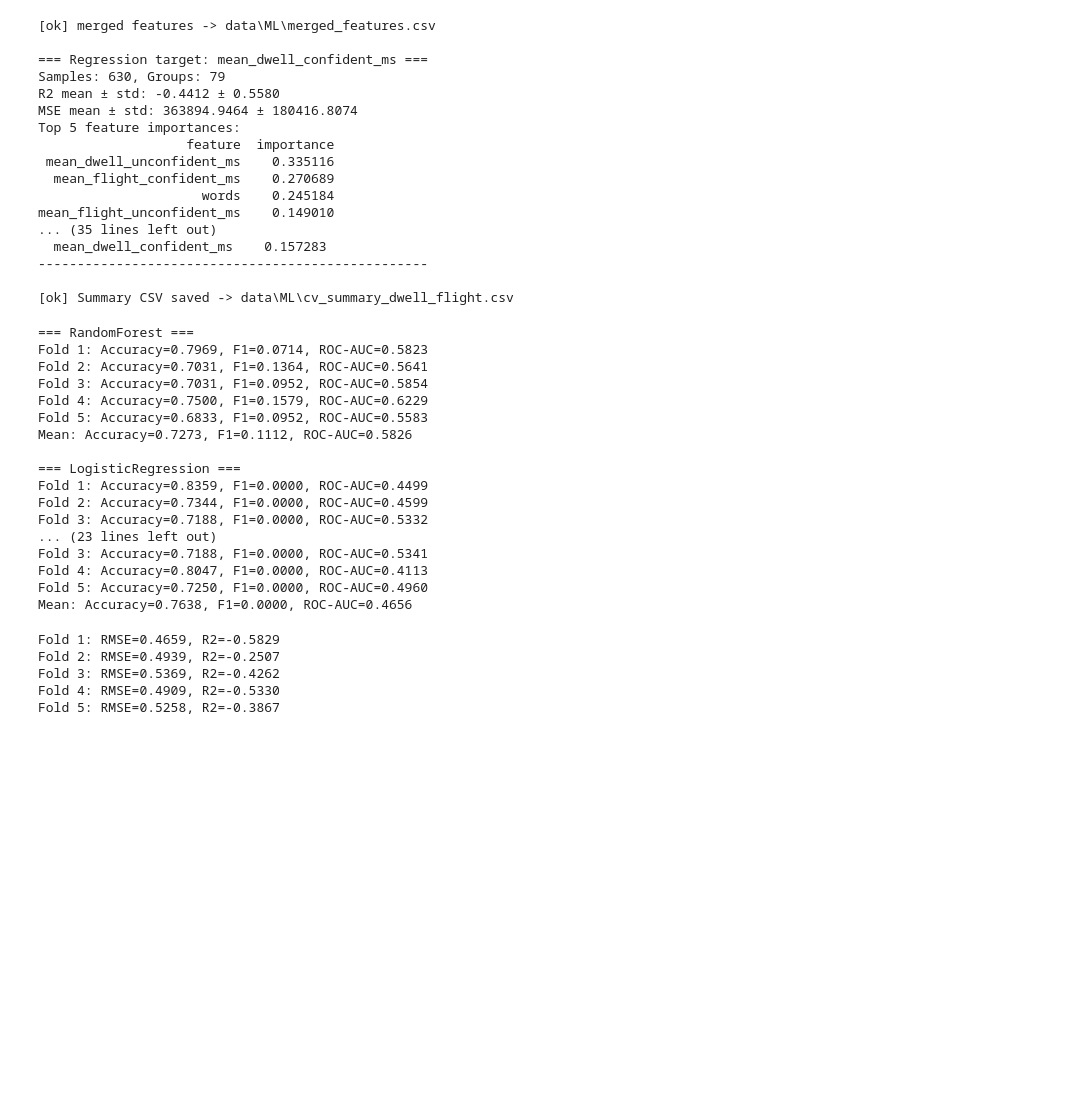
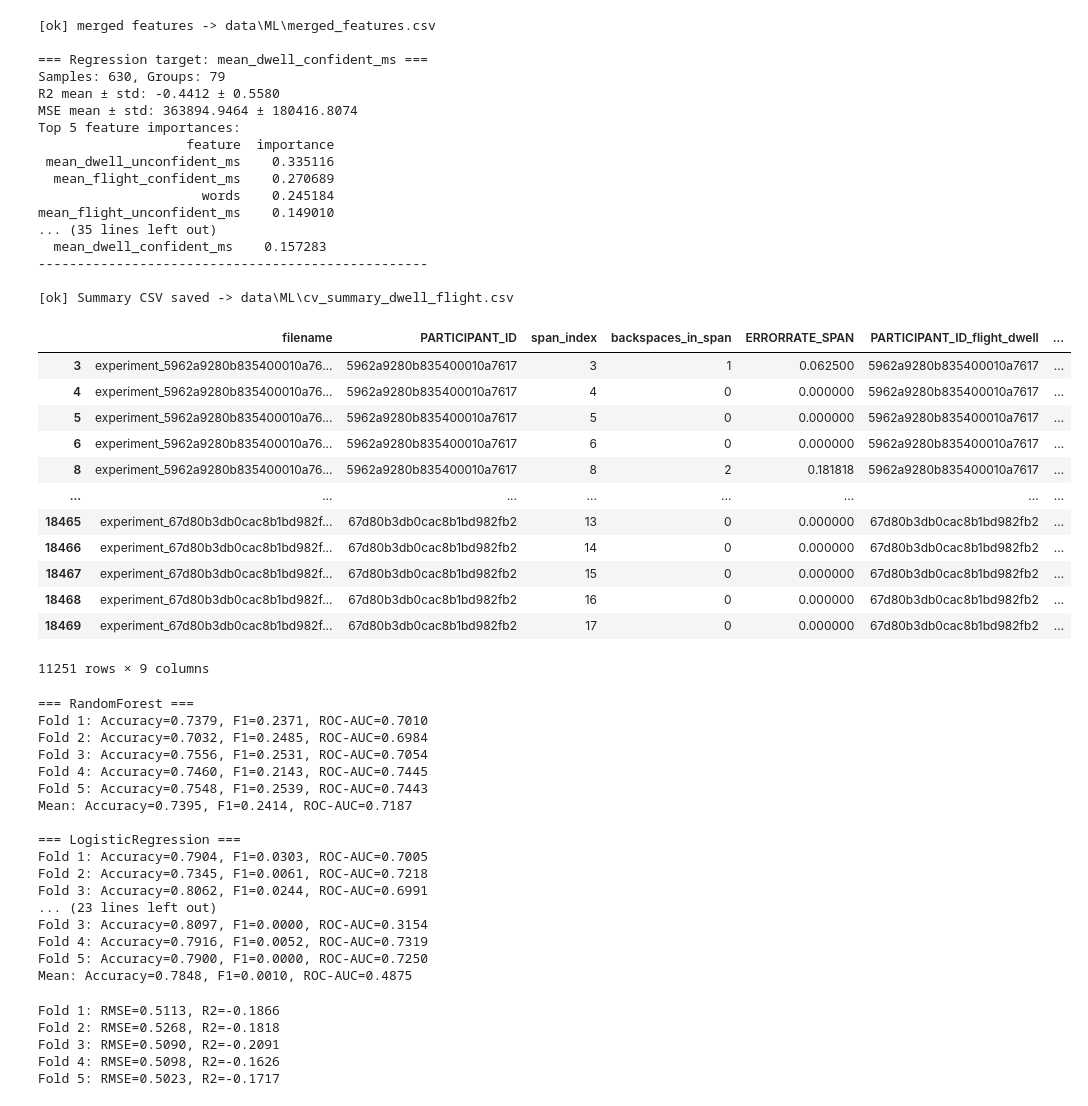
Before and after one commit to lacekaa/kd-processing, a Jupyter notebook: overview.ipynb, the cells around one changed output. Cells and saved outputs as stored; diff of their text form; code cells hidden in the pictures; blank space fills up the shorter version.

```diff
--- a/overview.ipynb
+++ b/overview.ipynb
@@ -2943,6 +2940,23 @@ mean_flight_unconfident_ms    0.149010
 # sns.heatmap(corr_matrix, annot=True, cmap='coolwarm')
 # plt.title('Korrelationsmatrix')
 # plt.show()
+# %%
+merged.dropna(inplace=True)
+merged
+# %% [output]
+|  | filename | PARTICIPANT_ID | span_index | backspaces_in_span | ERRORRATE_SPAN | PARTICIPANT_ID_flight_dwell | ... |
+| 3 | experiment_5962a9280b835400010a76... | 5962a9280b835400010a7617 | 3 | 1 | 0.062500 | 5962a9280b835400010a7617 | ... |
+| 4 | experiment_5962a9280b835400010a76... | 5962a9280b835400010a7617 | 4 | 0 | 0.000000 | 5962a9280b835400010a7617 | ... |
+| 5 | experiment_5962a9280b835400010a76... | 5962a9280b835400010a7617 | 5 | 0 | 0.000000 | 5962a9280b835400010a7617 | ... |
+| 6 | experiment_5962a9280b835400010a76... | 5962a9280b835400010a7617 | 6 | 0 | 0.000000 | 5962a9280b835400010a7617 | ... |
+| 8 | experiment_5962a9280b835400010a76... | 5962a9280b835400010a7617 | 8 | 2 | 0.181818 | 5962a9280b835400010a7617 | ... |
+| ... | ... | ... | ... | ... | ... | ... | ... |
+| 18465 | experiment_67d80b3db0cac8b1bd982f... | 67d80b3db0cac8b1bd982fb2 | 13 | 0 | 0.000000 | 67d80b3db0cac8b1bd982fb2 | ... |
+| 18466 | experiment_67d80b3db0cac8b1bd982f... | 67d80b3db0cac8b1bd982fb2 | 14 | 0 | 0.000000 | 67d80b3db0cac8b1bd982fb2 | ... |
+| 18467 | experiment_67d80b3db0cac8b1bd982f... | 67d80b3db0cac8b1bd982fb2 | 15 | 0 | 0.000000 | 67d80b3db0cac8b1bd982fb2 | ... |
+| 18468 | experiment_67d80b3db0cac8b1bd982f... | 67d80b3db0cac8b1bd982fb2 | 16 | 0 | 0.000000 | 67d80b3db0cac8b1bd982fb2 | ... |
+| 18469 | experiment_67d80b3db0cac8b1bd982f... | 67d80b3db0cac8b1bd982fb2 | 17 | 0 | 0.000000 | 67d80b3db0cac8b1bd982fb2 | ... |
+11251 rows × 9 columns
 # %%
 from sklearn.ensemble import RandomForestClassifier, HistGradientBoostingClassifier
 from sklearn.linear_model import LogisticRegression
@@ -2950,10 +2964,11 @@ from sklearn.neighbors import KNeighborsClassifier
 from sklearn.svm import SVC
 from sklearn.model_selection import GroupKFold
 from sklearn.metrics import accuracy_score, f1_score, roc_auc_score
+import numpy as np
 
 # Features
-X = merged[["mean_dwell_ms", "mean_flight_ms", "ERRORRATE_FILE"]].fillna(0)
-y = (merged["label"] == 1).astype(int)
+X = merged[["mean_dwell_ms", "mean_flight_ms", "ERRORRATE_SPAN"]].fillna(0)
+y = merged["label"].astype(int)
 groups = merged["PARTICIPANT_ID"]
 
 models = {
@@ -2981,22 +2996,22 @@ for name, model in models.items():
     print(f"Mean: Accuracy={np.mean(accuracies):.4f}, F1={np.mean(f1s):.4f}, ROC-AUC={np.mean(aucs):.4f}")
 # %% [output]
 === RandomForest ===
-Fold 1: Accuracy=0.7969, F1=0.0714, ROC-AUC=0.5823
-Fold 2: Accuracy=0.7031, F1=0.1364, ROC-AUC=0.5641
-Fold 3: Accuracy=0.7031, F1=0.0952, ROC-AUC=0.5854
-Fold 4: Accuracy=0.7500, F1=0.1579, ROC-AUC=0.6229
-Fold 5: Accuracy=0.6833, F1=0.0952, ROC-AUC=0.5583
-Mean: Accuracy=0.7273, F1=0.1112, ROC-AUC=0.5826
+Fold 1: Accuracy=0.7379, F1=0.2371, ROC-AUC=0.7010
+Fold 2: Accuracy=0.7032, F1=0.2485, ROC-AUC=0.6984
+Fold 3: Accuracy=0.7556, F1=0.2531, ROC-AUC=0.7054
+Fold 4: Accuracy=0.7460, F1=0.2143, ROC-AUC=0.7445
+Fold 5: Accuracy=0.7548, F1=0.2539, ROC-AUC=0.7443
+Mean: Accuracy=0.7395, F1=0.2414, ROC-AUC=0.7187
 
 === LogisticRegression ===
-Fold 1: Accuracy=0.8359, F1=0.0000, ROC-AUC=0.4499
-Fold 2: Accuracy=0.7344, F1=0.0000, ROC-AUC=0.4599
-Fold 3: Accuracy=0.7188, F1=0.0000, ROC-AUC=0.5332
+Fold 1: Accuracy=0.7904, F1=0.0303, ROC-AUC=0.7005
+Fold 2: Accuracy=0.7345, F1=0.0061, ROC-AUC=0.7218
+Fold 3: Accuracy=0.8062, F1=0.0244, ROC-AUC=0.6991
 ... (23 lines left out)
-Fold 3: Accuracy=0.7188, F1=0.0000, ROC-AUC=0.5341
-Fold 4: Accuracy=0.8047, F1=0.0000, ROC-AUC=0.4113
-Fold 5: Accuracy=0.7250, F1=0.0000, ROC-AUC=0.4960
-Mean: Accuracy=0.7638, F1=0.0000, ROC-AUC=0.4656
+Fold 3: Accuracy=0.8097, F1=0.0000, ROC-AUC=0.3154
+Fold 4: Accuracy=0.7916, F1=0.0052, ROC-AUC=0.7319
+Fold 5: Accuracy=0.7900, F1=0.0000, ROC-AUC=0.7250
+Mean: Accuracy=0.7848, F1=0.0010, ROC-AUC=0.4875
 # %%
 from sklearn.ensemble import RandomForestRegressor
 from sklearn.model_selection import GroupKFold
@@ -3004,7 +3019,7 @@ from sklearn.metrics import mean_squared_error, r2_score
 import numpy as np
 
 # Features
-X = merged[["mean_dwell_ms", "mean_flight_ms"]].fillna(0)
+X = merged[["mean_dwell_ms", "mean_flight_ms", "ERRORRATE_SPAN"]].fillna(0)
 
 # Target: numeric label (e.g., 1=confident, 2=unconfident)
 y = merged["label"].astype(float)
@@ -3024,8 +3039,8 @@ for fold, (tr, te) in enumerate(gkf.split(X, y, groups=groups), start=1):
 
     print(f"Fold {fold}: RMSE={rmse:.4f}, R2={r2:.4f}")
 # %% [output]
-Fold 1: RMSE=0.4659, R2=-0.5829
-Fold 2: RMSE=0.4939, R2=-0.2507
-Fold 3: RMSE=0.5369, R2=-0.4262
-Fold 4: RMSE=0.4909, R2=-0.5330
-Fold 5: RMSE=0.5258, R2=-0.3867
+Fold 1: RMSE=0.5113, R2=-0.1866
+Fold 2: RMSE=0.5268, R2=-0.1818
+Fold 3: RMSE=0.5090, R2=-0.2091
+Fold 4: RMSE=0.5098, R2=-0.1626
+Fold 5: RMSE=0.5023, R2=-0.1717
```
Also changed, not shown: parts of 6 cells of this notebook, 2 other files.
